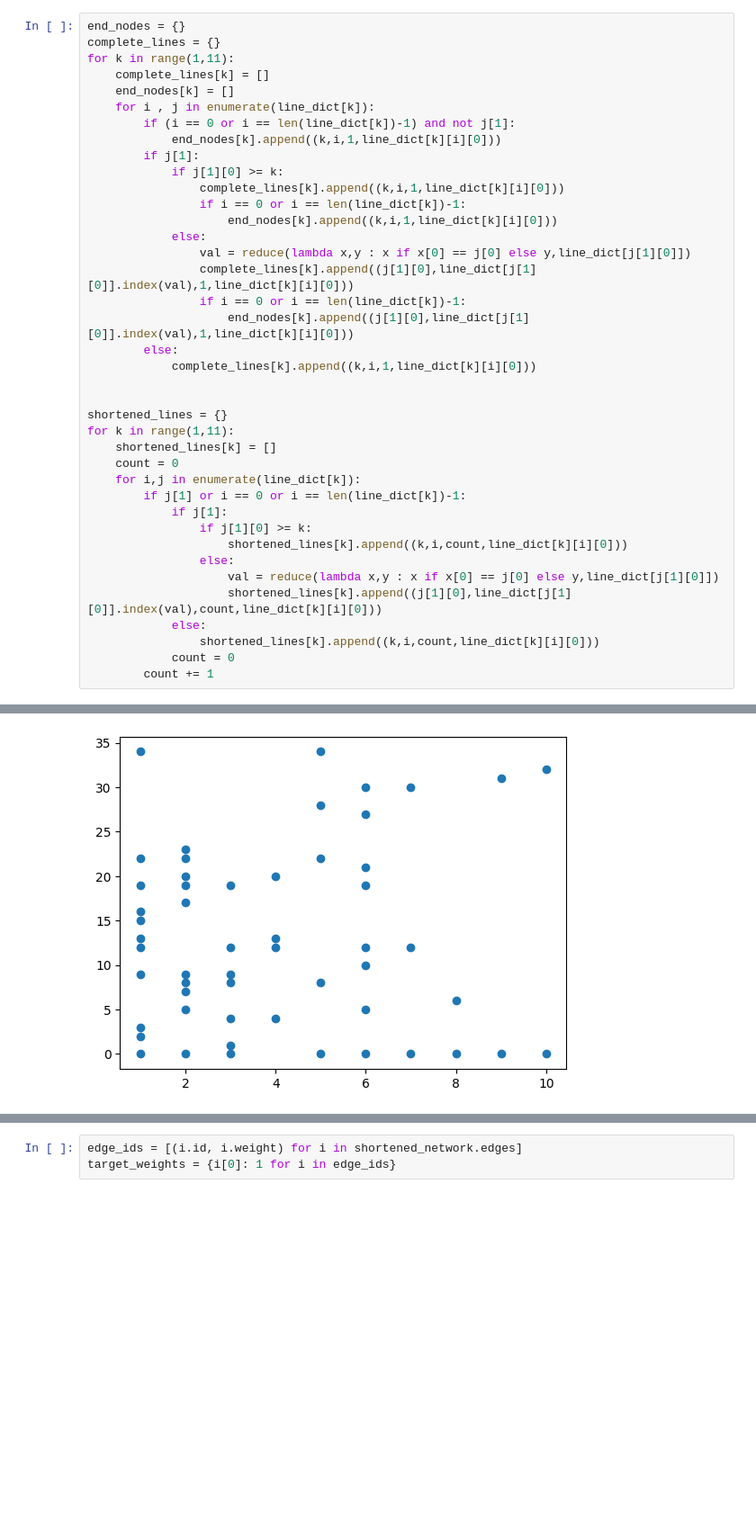
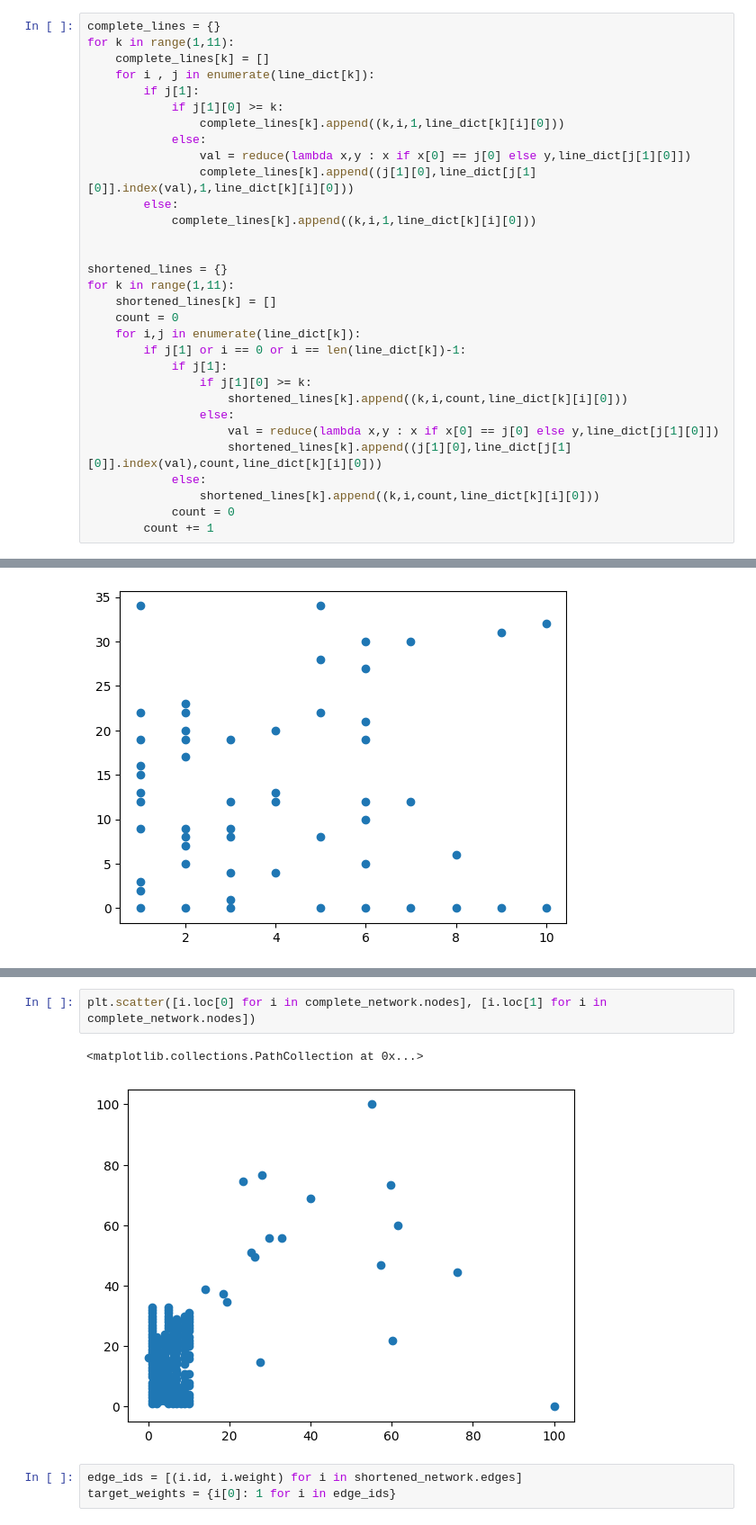
Before and after one commit to jmgpgit/Final-Project, a Jupyter notebook: exploration/madrid_metro/network_setup.ipynb, the cells around one changed output, grey strips where cells are left out. Shown at 90% size. Saved outputs shown, nothing was run; the diff lists cells and outputs as text; blank space fills up the shorter version.

```diff
--- a/exploration/madrid_metro/network_setup.ipynb
+++ b/exploration/madrid_metro/network_setup.ipynb
@@ -21,24 +21,16 @@ with open('clean_metro_data.json', 'r') as fp: # Load path for top 10 song data
     line_dict = json.load(fp)
     line_dict = {int(key): value for key, value in line_dict.items()}
 # %%
-end_nodes = {}
 complete_lines = {}
 for k in range(1,11):
     complete_lines[k] = []
-    end_nodes[k] = []
     for i , j in enumerate(line_dict[k]):
-        if (i == 0 or i == len(line_dict[k])-1) and not j[1]:
-            end_nodes[k].append((k,i,1,line_dict[k][i][0]))
         if j[1]:
             if j[1][0] >= k:
                 complete_lines[k].append((k,i,1,line_dict[k][i][0]))
-                if i == 0 or i == len(line_dict[k])-1:
-                    end_nodes[k].append((k,i,1,line_dict[k][i][0]))
             else:
                 val = reduce(lambda x,y : x if x[0] == j[0] else y,line_dict[j[1][0]])
                 complete_lines[k].append((j[1][0],line_dict[j[1][0]].index(val),1,line_dict[k][i][0]))
-                if i == 0 or i == len(line_dict[k])-1:
-                    end_nodes[k].append((j[1][0],line_dict[j[1][0]].index(val),1,line_dict[k][i][0]))
         else:
             complete_lines[k].append((k,i,1,line_dict[k][i][0]))
 
@@ -151,3 +136,8 @@ plt.scatter([i.loc[0] for i in shortened_network.nodes], [i.loc[1] for i in shor
+# %%
+plt.scatter([i.loc[0] for i in complete_network.nodes], [i.loc[1] for i in complete_network.nodes])
+# %% [output]
+<matplotlib.collections.PathCollection at 0x...>
+[figure, added]
 # %%
 edge_ids = [(i.id, i.weight) for i in shortened_network.edges]
 target_weights = {i[0]: 1 for i in edge_ids}
```
Also changed, not shown: parts of 9 cells of this notebook, 6 other files.
